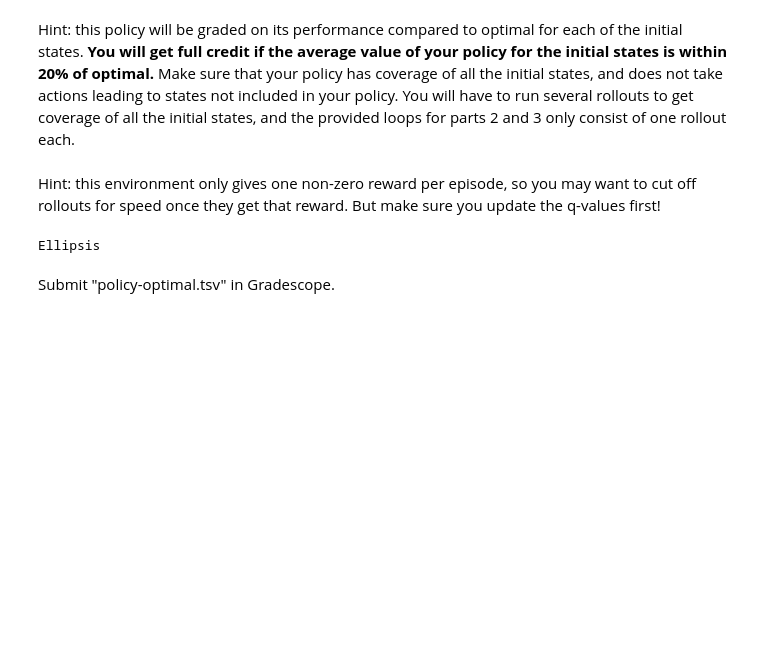
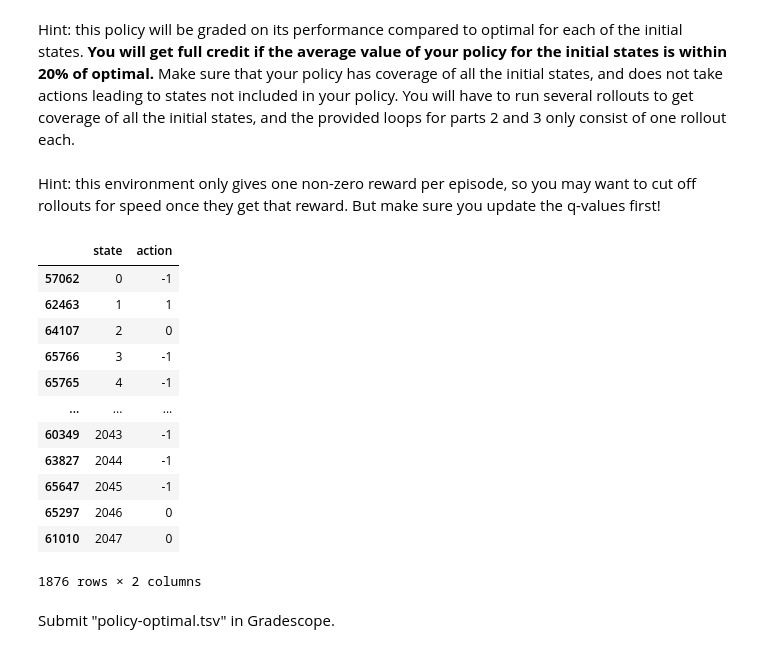
Before and after one commit to aidandig/dx704-project-08, a Jupyter notebook: dx704-project-08.ipynb, the cells around one changed output. Drawn from its saved outputs; the diff is of its cells as text; code cells hidden in the pictures; blank space fills up the shorter version.

```diff
--- a/dx704-project-08.ipynb
+++ b/dx704-project-08.ipynb
@@ -347,9 +347,68 @@ You will have to run several rollouts to get coverage of all the initial states,
 # %% [markdown]
 Hint: this environment only gives one non-zero reward per episode, so you may want to cut off rollouts for speed once they get that reward.
 But make sure you update the q-values first!
-# %%
-# YOUR CHANGES HERE
-
-...
-# %% [output]
-Ellipsis
+# %%
+# YOUR CHANGES HERE
+
+alpha = 1.0
+gamma = 0.9
+
+Q = {}
+Q_data = []
+
+for episode in range(1000):
+    for (curr_state, curr_action, next_reward, next_state) in simulator.rollout_policy(epsilon_greedy_policy, max_steps=1024):
+
+        # get current/old value from Q table, default to 0.0 if not visited
+        old_value = Q.get((curr_state, curr_action), 0.0)
+
+        # max Q-value for all possible actions in next state
+        max_next_q = max(Q.get((next_state, a), 0.0) for a in simulator.get_actions(next_state))
+
+        # calculate new Q-value
+        new_value = next_reward + gamma * max_next_q
+
+        # update Q table
+        Q[(curr_state, curr_action)] = new_value
+
+        Q_data.append({
+            'curr_state'    : curr_state,
+            'curr_action'   : curr_action,
+            'next_reward'   : next_reward,
+            'next_state'    : next_state,
+            'old_value'     : old_value,
+            'new_value'     : new_value
+        })
+
+        if next_reward > 0:
+            # moving to terminal state
+            break
+
+Q_df = pd.DataFrame(Q_data)
+
+# final Q value per (curr_state, curr_action) pair
+final_Q = Q_df.drop_duplicates(subset=['curr_state', 'curr_action'], keep='last')
+
+# max Q values
+idx_max = final_Q.groupby('curr_state')['new_value'].idxmax()
+best_actions = final_Q.loc[idx_max]
+
+policy_optimal = best_actions[['curr_state', 'curr_action']].rename(
+    columns={'curr_state': 'state', 'curr_action': 'action'}
+)
+
+policy_optimal
+# %% [output]
+|  | state | action |
+| 57062 | 0 | -1 |
+| 62463 | 1 | 1 |
+| 64107 | 2 | 0 |
+| 65766 | 3 | -1 |
+| 65765 | 4 | -1 |
+| ... | ... | ... |
+| 60349 | 2043 | -1 |
+| 63827 | 2044 | -1 |
+| 65647 | 2045 | -1 |
+| 65297 | 2046 | 0 |
+| 61010 | 2047 | 0 |
+1876 rows × 2 columns
```
Also changed, not shown: parts of 6 cells of this notebook, 5 other files.
